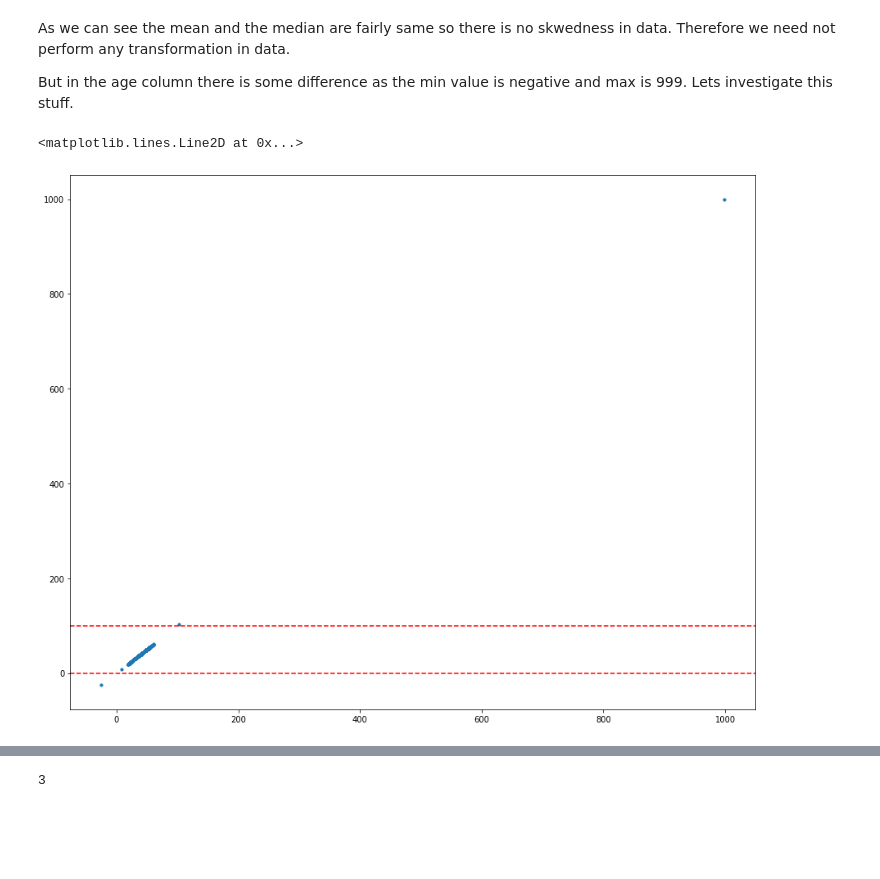
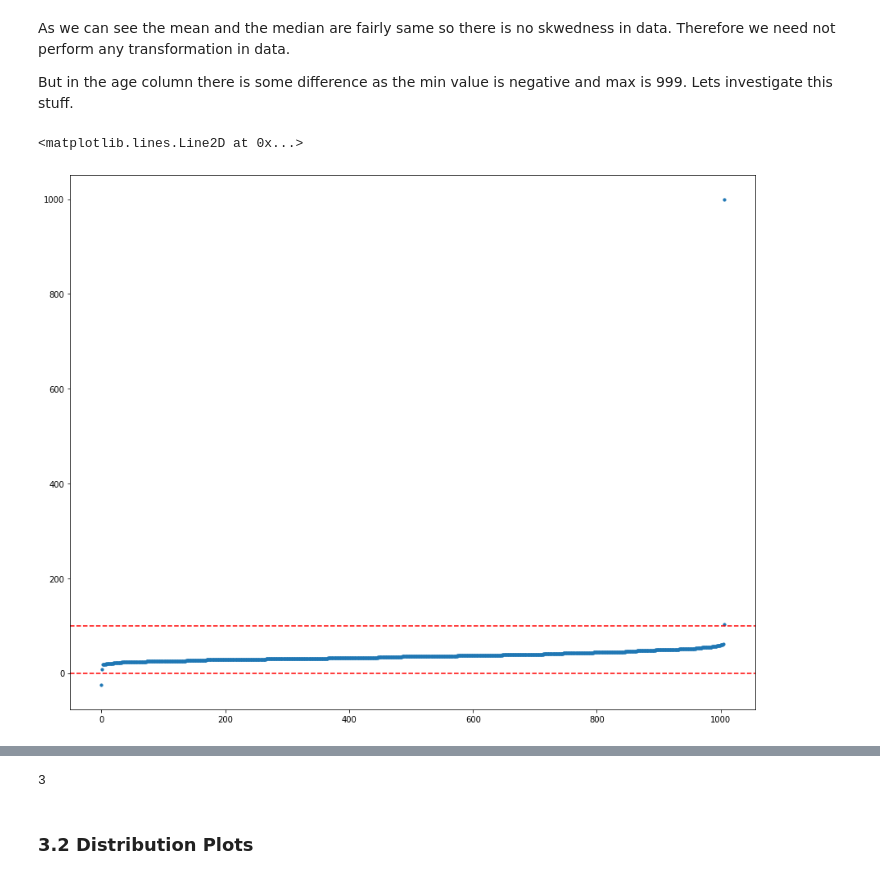
Before and after one commit to nikhilgharge4591/Advertising_Ad-Campaign, a Jupyter notebook: Advertising Ad Campaign .ipynb, the cells around one changed output, grey strips where cells are left out. Saved outputs shown, nothing was run; the diff lists cells and outputs as text; code cells hidden in the pictures; blank space fills up the shorter version.

```diff
--- a/Advertising Ad Campaign .ipynb
+++ b/Advertising Ad Campaign .ipynb
@@ -104,20 +115,20 @@ But in the age column there is some difference as the min value is negative and
 # %%
 # Keep relevant values in age column.
 sorted_age_arr = sorted(advertising_df['Age'])
 idx = []
 for i in range(len(sorted_age_arr)):
-    idx.append(sorted_age_arr[i])
+    idx.append(i)
 
 x = idx
 y = sorted_age_arr
 
 plt.figure(figsize = (15,12))
 plt.scatter(x, y, s=10)
 plt.axhline(y=0, linestyle='--', color='r')
 plt.axhline(y=100, linestyle='--', color='r')
 # %% [output]
 <matplotlib.lines.Line2D at 0x...>
-[figure, old version]
+[figure, new version]
 # %%
 # This dataset consist of Negative and Positive values which might not be helpful for the prediction.
 advertising_df[(advertising_df['Age'] > 100) | (advertising_df['Age'] < 18)]
@@ -153,3 +164,5 @@ advertising_df = advertising_df[advertising_df['delta'] >= 0]
 
 # I'll remove the column that I just created, but you could definitely keep it :-)
 advertising_df = advertising_df.drop('delta', axis=1)
+# %% [markdown]
+### 3.2 Distribution Plots
```
Also changed, not shown: parts of 26 cells of this notebook.
